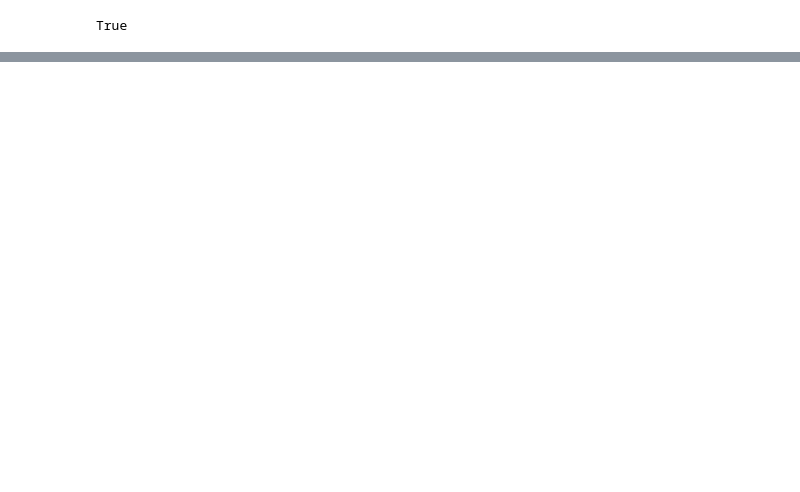
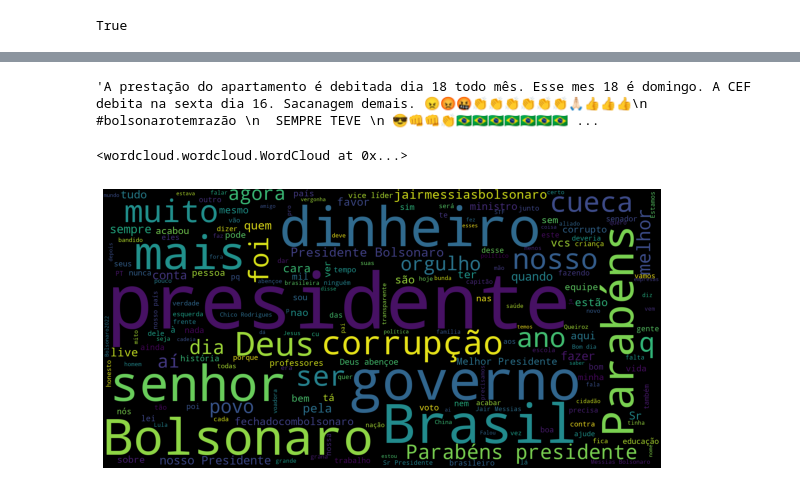
Before and after one commit to AlanJhonatan/instagram-comments-scrapper, a Jupyter notebook: Instagram - Comments Scrapper.ipynb, the cells around one changed output, grey strips where cells are left out. Cells and saved outputs as stored; diff of their text form; code cells hidden in the pictures; blank space fills up the shorter version.

```diff
--- a/Instagram - Comments Scrapper.ipynb
+++ b/Instagram - Comments Scrapper.ipynb
@@ -273,4 +277,14 @@ result
-# %%
-# Starting DFS
-for comment in edges_handler:
-    result.append([])
+# %%
+# Starting DFS
+for comment in edges_handler:
+    result.append({
+        "owner_id": comment['owner']['id'], # id owner
+        "owner_username": comment['owner']['username'], # username
+        "owner_verified": comment['owner']['is_verified'], # verified
+        "owner_picture": comment['owner']['profile_pic_url'], # picture
+        "comment": comment['text'], # comment
+        "replies": comment['edge_threaded_comments']['count'], #replies
+    })
+    replies += int(comment['edge_threaded_comments']['count'])
+
+len(result), replies
@@ -276,0 +306,31 @@ for comment in edges_handler:
+# %%
+# extract comments only
+comments = []
+for r in result:
+    comments.append(r['comment'])
+
+comments = "".join(comments)
+comments
+# %% [output]
+'A prestação do apartamento é debitada dia 18 todo mês. Esse mes 18 é domingo. A CEF debita na sexta dia 16. Sacanagem demais. 😠😡🤬👏👏👏👏👏👏🙏🏻👍👍👍\n #bolsonarotemrazão \n  SEMPRE TEVE \n 😎👊👊👏🇧🇷🇧🇷🇧🇷🇧🇷🇧🇷🇧🇷🇧🇷 ...
+# %%
+stopwords = set(STOPWORDS)
+stopwords.update(["a", "you", "not", "no", "yes", "of", "the", "that", "this", "those", 'é', 'um', 'que', 'o', 'e', 'eu', 'está',
+                 'esta', 'na', 'pra', 'para', 'da', 'de', 'esse', 'isso', 'aquilo',  'no', 'como', 'pelo', 'mas', 'uma', 'sua', 'deu',
+                 'seu', 'você', 'vc', 'os', 'as', 'assim', 'ou', 'nos', 'até', 'toda', 'todo', 'ele', 'ela', 'se', 'todos', 'por',
+                 'meu', 'só', 'vai', 'tem', 'tenho', 'em', 'dos', 'essa', 'ao', 'já', 'não'])
+
+wordcloud = WordCloud(stopwords=stopwords,
+                      background_color="black",
+                      width=1600, height=800).generate(comments)
+
+# mostrar a imagem final
+fig, ax = plt.subplots(figsize=(10,6))
+ax.imshow(wordcloud, interpolation='bilinear')
+ax.set_axis_off()
+
+plt.imshow(wordcloud);
+wordcloud.to_file("airbnb_summary_wordcloud.png")
+# %% [output]
+<wordcloud.wordcloud.WordCloud at 0x...>
+[figure, added]
```
Also changed, not shown: parts of 21 cells of this notebook, 3 other files.
